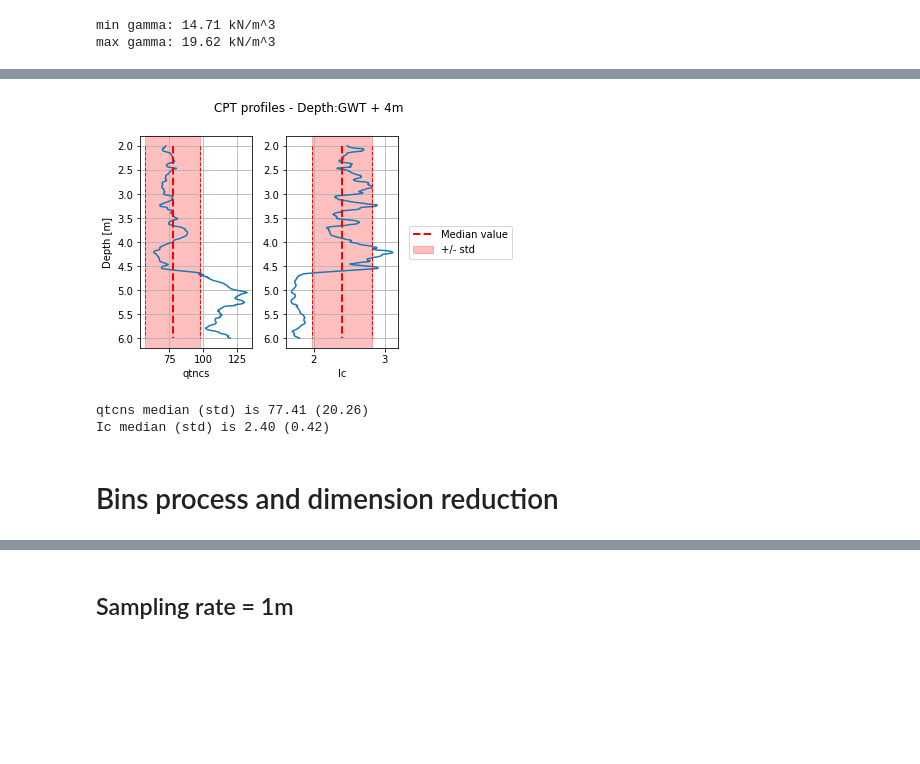
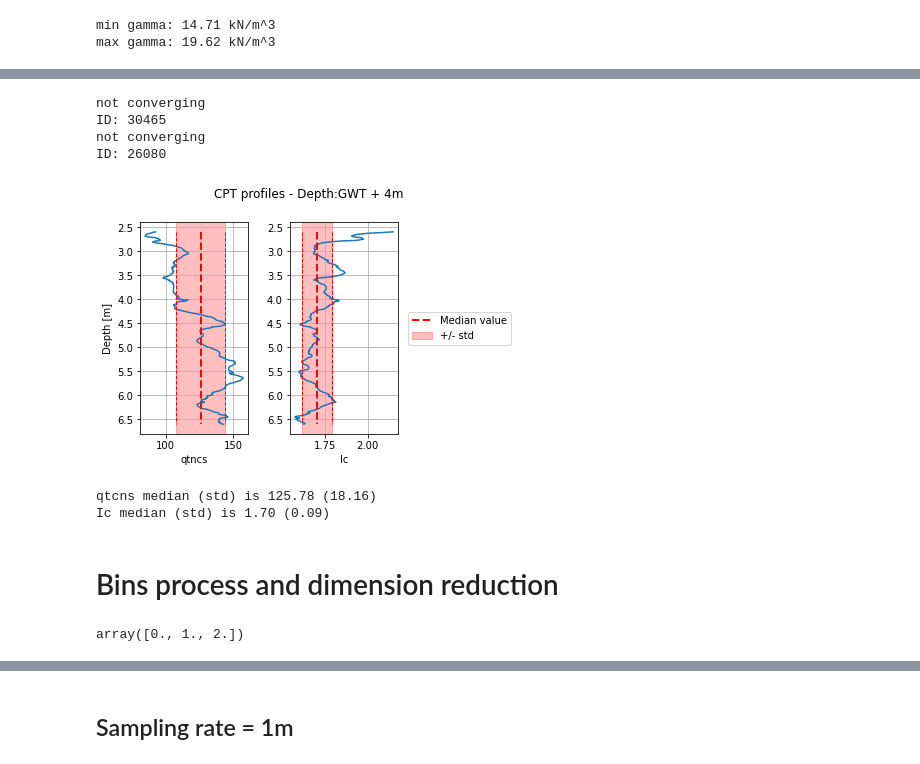
Before and after one commit to chhsiao93/research, a Jupyter notebook: CPT/CPT_profile.ipynb, the cells around one changed output, grey strips where cells are left out. Drawn from its saved outputs; the diff is of its cells as text; code cells hidden in the pictures; blank space fills up the shorter version.

Commit message:
Observation Mapping

```diff
--- a/CPT/CPT_profile.ipynb
+++ b/CPT/CPT_profile.ipynb
@@ -27,0 +45,11 @@ df = df[df.NZGDID.isin(metadata.CPT)]
+# %%
+# replace the sparse GWT data in obs_df with the measured value in metadata
+count = 0
+for CPTID in metadata.CPT.values:
+    #print(CPTID)
+    if obs_df[obs_df['CGDID']==CPTID]['Groundwate'].values == 0:
+        obs_df.loc[:,'Groundwate'][obs_df['CGDID']==CPTID] = 2
+        obs_df.loc[:,'Measured_D'][obs_df['CGDID']==CPTID] = metadata[metadata['CPT'] == CPTID]['GWT (m)'].values
+        #print(obs_df[obs_df['CGDID']==CPTID]['Measured_D'])
+        count +=1
+print(count)
@@ -27,0 +66,8 @@ df = df[df.NZGDID.isin(metadata.CPT)]
+# %%
+# drop the data that don't have liquefaction observation
+obs_df.dropna(subset='obs_class', inplace=True)
+# drop the data that don't have GWT
+obs_df.dropna(subset='Groundwate', inplace=True)
+obs_df = obs_df[obs_df['Groundwate']!=0]
+
+print(f'{len(obs_df)} CPT data are left')
@@ -27,0 +76,4 @@ df = df[df.NZGDID.isin(metadata.CPT)]
+# %%
+df = df[df.NZGDID.isin(obs_df.CGDID)]
+obs_df = obs_df[obs_df.CGDID.isin(df.NZGDID.unique())]
+print(f'{len(df.NZGDID.unique())} CPT data are finally selected')
@@ -124,9 +178,9 @@ def CPT_interpret(qc, fs, gamma, depth, GWT):
 df['qc1ncs'] = 0
 df['Ic'] = 0
 # %%
-for row in tqdm(metadata.iterrows(), total=metadata.shape[0]):
-    ID = row[1]['CPT']
-    GWT = row[1]['GWT (m)']
+for row in tqdm(obs_df.iterrows(), total=obs_df.shape[0]):
+    ID = row[1]['CGDID']
+    GWT = row[1]['Measured_D']
     qc1ncs, Ic, isConverge = CPT_interpret(df.qc[df.NZGDID==ID],
                                df.fs[df.NZGDID==ID],
                                df.gamma[df.NZGDID==ID],
@@ -136,12 +190,18 @@ for row in tqdm(metadata.iterrows(), total=metadata.shape[0]):
         print(f'ID: {ID}')
     df.loc[df.NZGDID==ID,'qc1ncs'] = qc1ncs
     df.loc[df.NZGDID==ID,'Ic'] = Ic
+# %% [output]
+not converging
+ID: 30465
+not converging
+ID: 26080
 # %%
 df.replace([np.inf, -np.inf], np.nan, inplace=True)
 df.dropna(inplace=True)
 # %%
-ID = 4
-mask = (df.depth[df.NZGDID==ID]>=2) & (df.depth[df.NZGDID==ID]<=6)
+ID = 89
+GWT = obs_df[obs_df.CGDID==ID]['Measured_D'].values[0]
+mask = (df.depth[df.NZGDID==ID]>=GWT) & (df.depth[df.NZGDID==ID]<=(GWT+4))
 #create dataset with dimensionless quantities
 #d = {'Depth': depth, 'Fr': F, 'Qtn':qc1n ,'Qtn_cs':qc1ncs, 'Ic':Ic}
 d = {'Depth': df.depth[df.NZGDID==ID][mask], 'Qtn_cs':df.qc1ncs[df.NZGDID==ID][mask], 'Ic':df.Ic[df.NZGDID==ID][mask]}
@@ -175,35 +235,39 @@ plt.subplot(121)
 plt.plot(Qtncs,Depth)# plotting the initial datapoints
 plt.plot(Q_pl,y, color ='red', linestyle='dashed',linewidth=2)
 plt.plot(Q_pl_min,y, Q_pl_max, y, color ='red', linestyle='dashed',linewidth=1)
 plt.xlabel('qtncs')
 plt.ylabel('Depth [m]')
 plt.gca().invert_yaxis()
 plt.grid(True)
 # Filling between line y3 and line y4
 plt.axvspan(Q_pl_min[0], Q_pl_max[0], ymin = 0, ymax = 1, color ='red', alpha = 0.25)
 
 plt.subplot(122)
 plt.plot(Ic,Depth)# plotting the initial datapoints
 plt.plot(Ic_pl,y, color ='red', linestyle='dashed',linewidth=2, label='Median value')
 plt.plot(Ic_pl_min,y, Ic_pl_max, y, color ='red', linestyle='dashed',linewidth=1)
 plt.xlabel('Ic')
 #plt.ylabel('Depth [m]')
 plt.gca().invert_yaxis()
 plt.grid(True)
 # Filling between line y3 and line y4
 plt.axvspan(Ic_pl_min[0], Ic_pl_max[0], ymin = 0, ymax = 1, color ='red', alpha = 0.25, label='+/- std')
 plt.legend(bbox_to_anchor=(1.05, 0.5), loc='center left')
 
 #plt.subplots_adjust(top=0.92, bottom=0.08, left=0.050, right=0.95, hspace=0.25, wspace=0.4)
 plt.suptitle('CPT profiles - Depth:GWT + 4m',y=1.0)
 
 plt.show()
 
 print('qtcns median (std) is %.2f (%.2f)' %(Qtncs_med,Qtncs_std))
 print('Ic median (std) is %.2f (%.2f)' %(Ic_med,Ic_std))
 # %% [output]
-[figure, old version]
+[figure, new version]
-qtcns median (std) is 77.41 (20.26)
-Ic median (std) is 2.40 (0.42)
+qtcns median (std) is 125.78 (18.16)
+Ic median (std) is 1.70 (0.09)
 # %% [markdown]
 # Bins process and dimension reduction
+# %%
+binned_data['class']
+# %% [output]
+array([0., 1., 2.])
```
Also changed, not shown: parts of 32 cells of this notebook, 1 other file.
